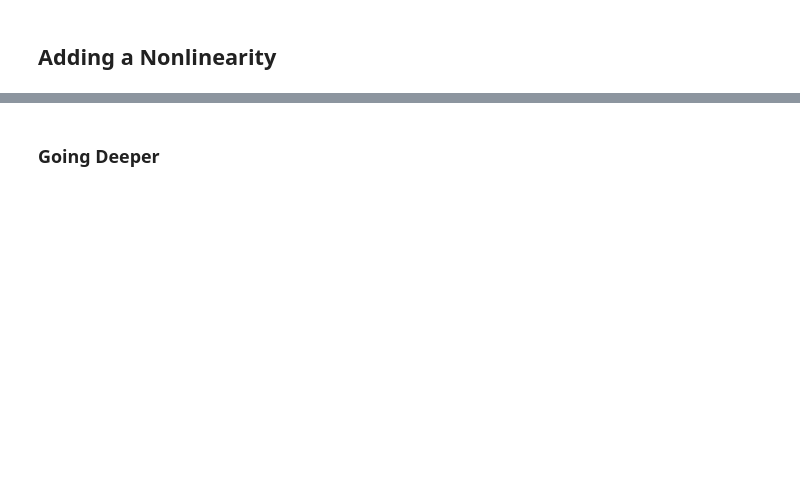
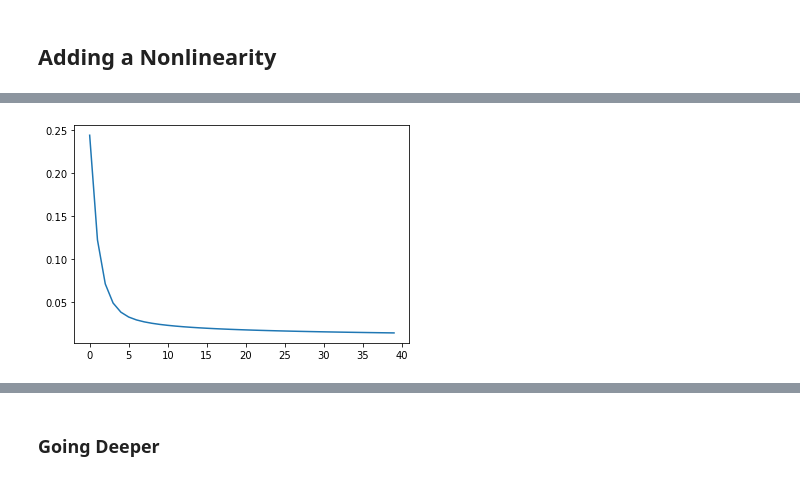
Before and after one commit to aayush9753/fastbook, a Jupyter notebook: clean/04_mnist_basics_copy.ipynb, the cells around one changed output, grey strips where cells are left out. Drawn from its saved outputs; the diff is of its cells as text; code cells hidden in the pictures; blank space fills up the shorter version.

```diff
--- a/clean/04_mnist_basics_copy.ipynb
+++ b/clean/04_mnist_basics_copy.ipynb
@@ -649 +805,5 @@ learn.fit(40, 0.1)
+# %%
+plt.plot(L(learn.recorder.values).itemgot(0)); #loss
+# %% [output]
+[figure, added]
 # %%
```
Also changed, not shown: parts of 67 cells of this notebook.
